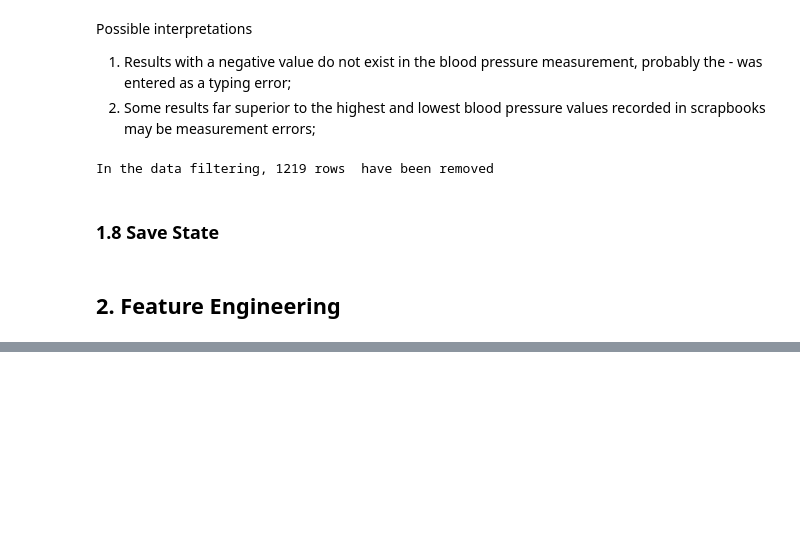
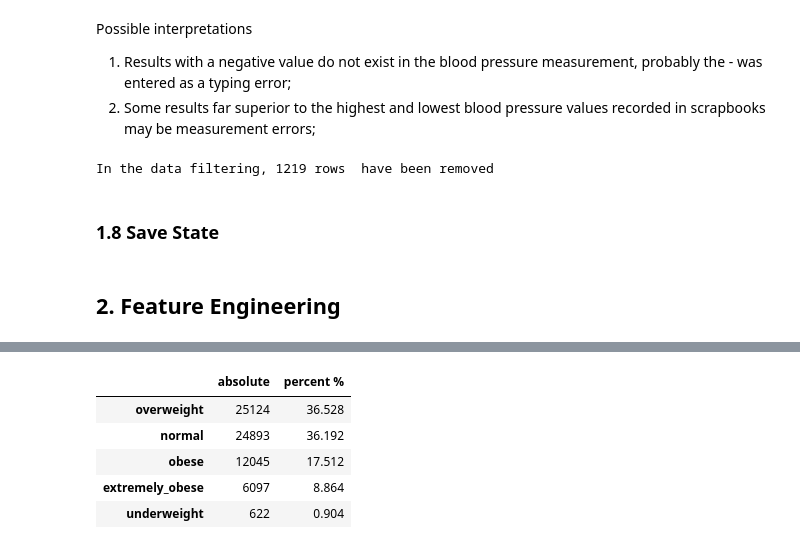
Before and after one commit to GuttoF/cardio_catch_disease, a Jupyter notebook: notebooks/c01.ipynb, the cells around one changed output, grey strips where cells are left out. Saved outputs shown, nothing was run; the diff lists cells and outputs as text; code cells hidden in the pictures; blank space fills up the shorter version.

```diff
--- a/notebooks/c01.ipynb
+++ b/notebooks/c01.ipynb
@@ -488,0 +539,9 @@ df1['height'] = df1['height'].apply(lambda x: x / 100)
+# %%
+categorical_metrics(df1, 'body_mass')
+# %% [output]
+|  | absolute | percent % |
+| overweight | 25124 | 36.528 |
+| normal | 24893 | 36.192 |
+| obese | 12045 | 17.512 |
+| extremely_obese | 6097 | 8.864 |
+| underweight | 622 | 0.904 |
```
Also changed, not shown: parts of 11 cells of this notebook, 2 other files.
